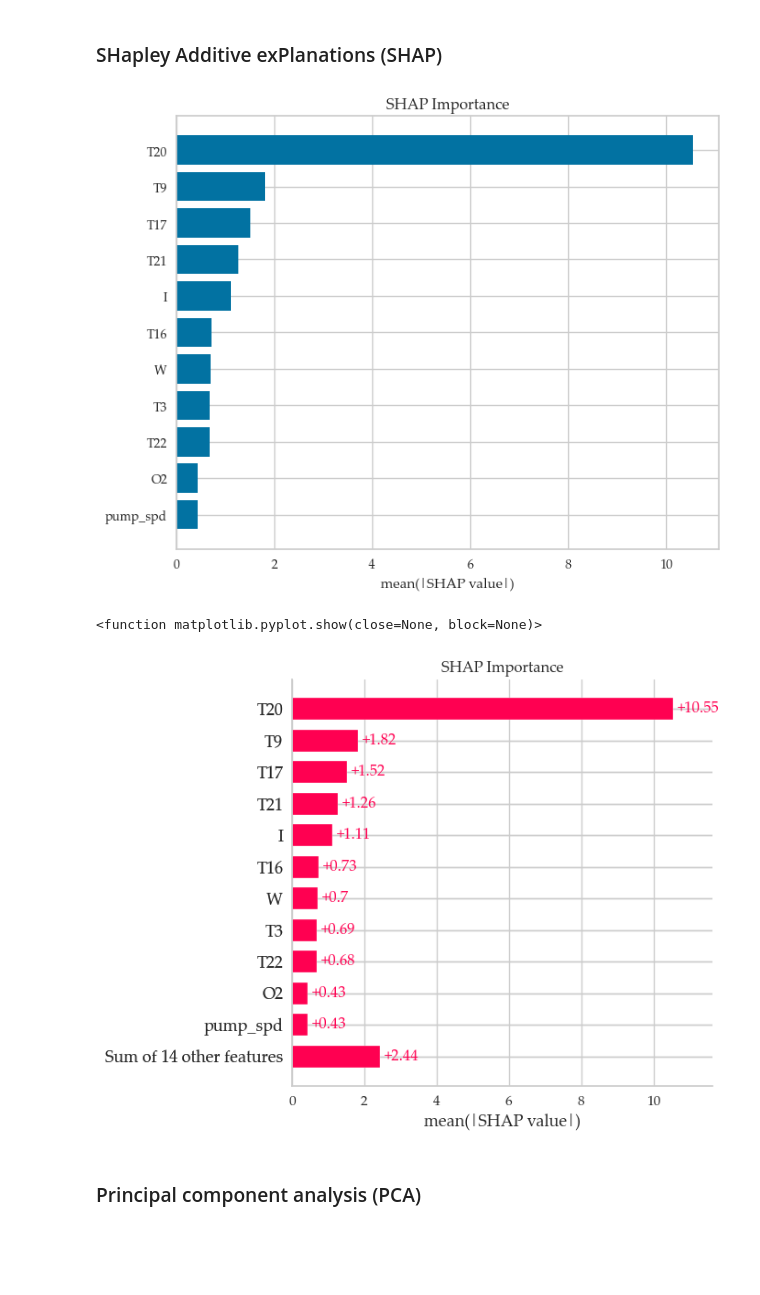
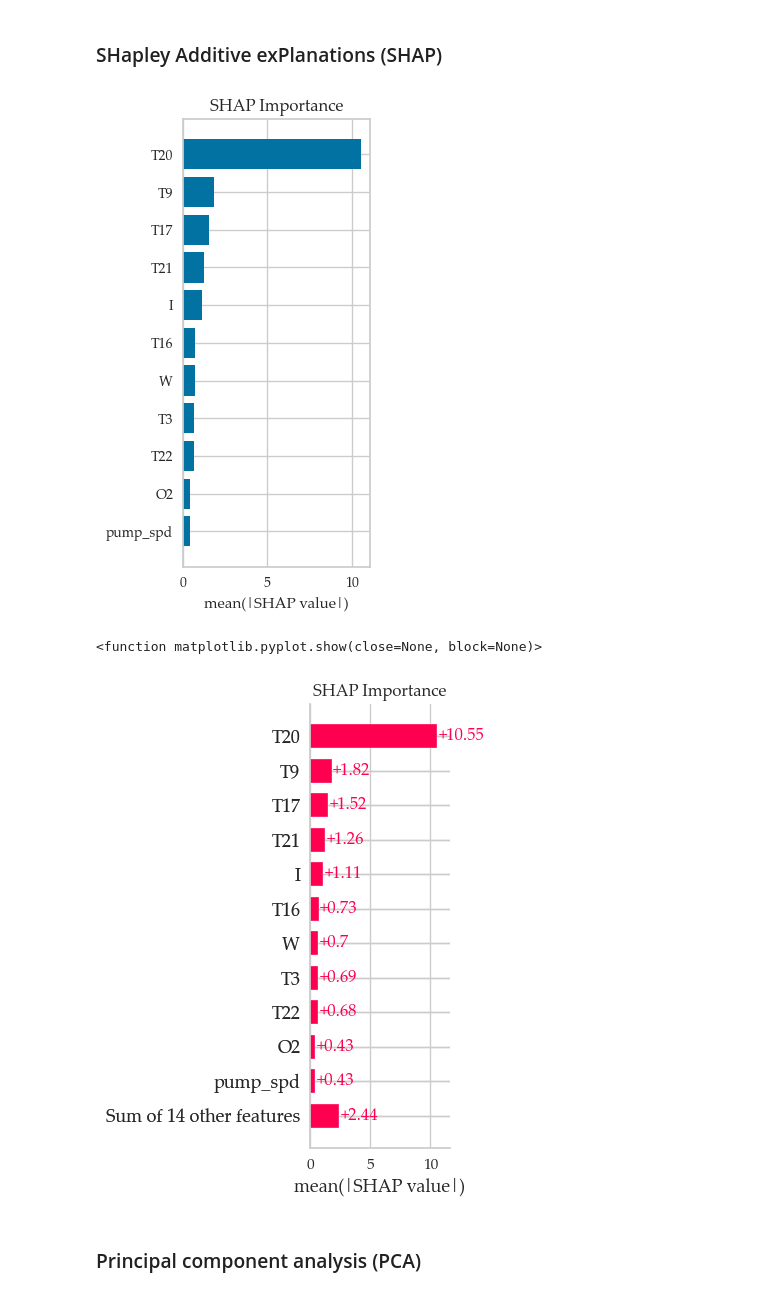
Before and after one commit to caapel/SOFC, a Jupyter notebook: SOFC_analisys.ipynb, the cells around one changed output. Drawn from its saved outputs; the diff is of its cells as text; code cells hidden in the pictures; blank space fills up the shorter version.

```diff
--- a/SOFC_analisys.ipynb
+++ b/SOFC_analisys.ipynb
@@ -274,32 +274,32 @@ def global_shap_importance(model, X):
 # %%
 feature_importances = global_shap_importance(selector, X_std).iloc[:n, :]  # get n-strongest feature
 SHAP_columns = feature_importances.index
 
 feature_importances.sort_values(by=['importance'], ascending=True, inplace=True)
-plt.figure(figsize=(7, n/2))
+plt.figure(figsize=(3, n/2))
 plt.barh(range(len(feature_importances.index)), feature_importances.importance, align='center')
 plt.yticks(range(len(feature_importances.index)), feature_importances.index)
 plt.xlabel('mean(|SHAP value|)')
+plt.title('SHAP Importance')
 plt.tight_layout()
 plt.savefig('pictures/SHAP_Importance2.png', dpi = 300, transparent = True)
-plt.title('SHAP Importance')
 plt.show()
 # %% [output]
-[figure, old version]
+[figure, new version]
 # %%
 explainer = shap.Explainer(selector)
 shap_importances = explainer(X_std)
 
 shap.plots.bar(shap_importances, max_display=n+1, show=False)
 
-plt.gcf().set_size_inches(7, n/2)
+plt.gcf().set_size_inches(4, n/2)
 plt.title('SHAP Importance')
 plt.tight_layout()
 plt.savefig('pictures/SHAP_Importance.png', dpi = 300, transparent = True)
 plt.show
 # %% [output]
 <function matplotlib.pyplot.show(close=None, block=None)>
-[figure, old version]
+[figure, new version]
 # %% [markdown]
 ###	Principal component analysis (PCA)
 # %%
```
Also changed, not shown: parts of 39 cells of this notebook, 1 other file.
